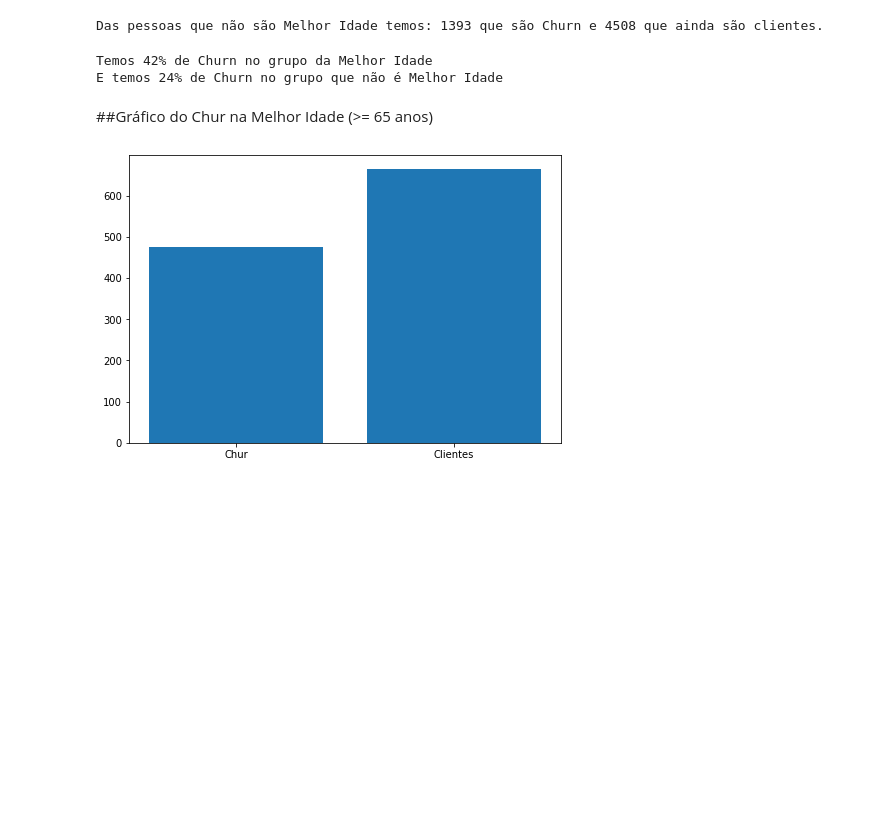
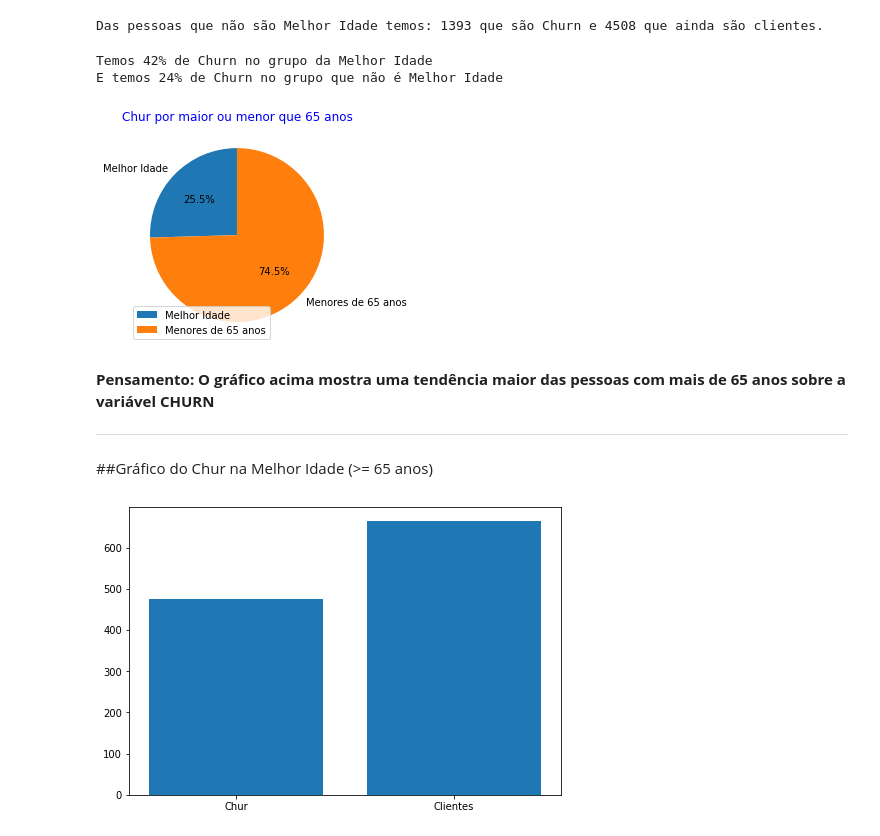
Before and after one commit to marcelo559/Alura_Challenge_DS_Voz, a Jupyter notebook: Data_Visualization.ipynb, the cells around one changed output. Cells and saved outputs as stored; diff of their text form; code cells hidden in the pictures; blank space fills up the shorter version.

```diff
--- a/Data_Visualization.ipynb
+++ b/Data_Visualization.ipynb
@@ -164,6 +180,24 @@ print('E temos {}% de Churn no grupo que não é Melhor Idade'.format(round(perc
 # %% [output]
 Temos 42% de Churn no grupo da Melhor Idade
 E temos 24% de Churn no grupo que não é Melhor Idade
+# %%
+# Revendo o código e a proposta do exercício, que é a variável CHURN, vou calcular abaixo o percentual de Melhor Idade dentro da variável CHURN
+
+labels_MelhorIdade = 'Melhor Idade', 'Menores de 65 anos'
+sizes_MelhorIdade = [qtd_Churn_MI,qtd_Churn_nao_MI]
+
+plt.subplot()
+plt.pie(sizes_MelhorIdade, labels=labels_MelhorIdade, autopct='%1.1f%%', startangle=90)
+plt.title("Chur por maior ou menor que 65 anos", color='b')
+plt.legend()
+
+plt.show()
+# %% [output]
+[figure, added]
+# %% [markdown]
+**Pensamento: O gráfico acima mostra uma tendência maior das pessoas com mais de 65 anos sobre a variável CHURN**
+
+---
 # %% [markdown]
 ##Gráfico do Chur na Melhor Idade (>= 65 anos)
 # %%
```
Also changed, not shown: parts of 10 cells of this notebook.
